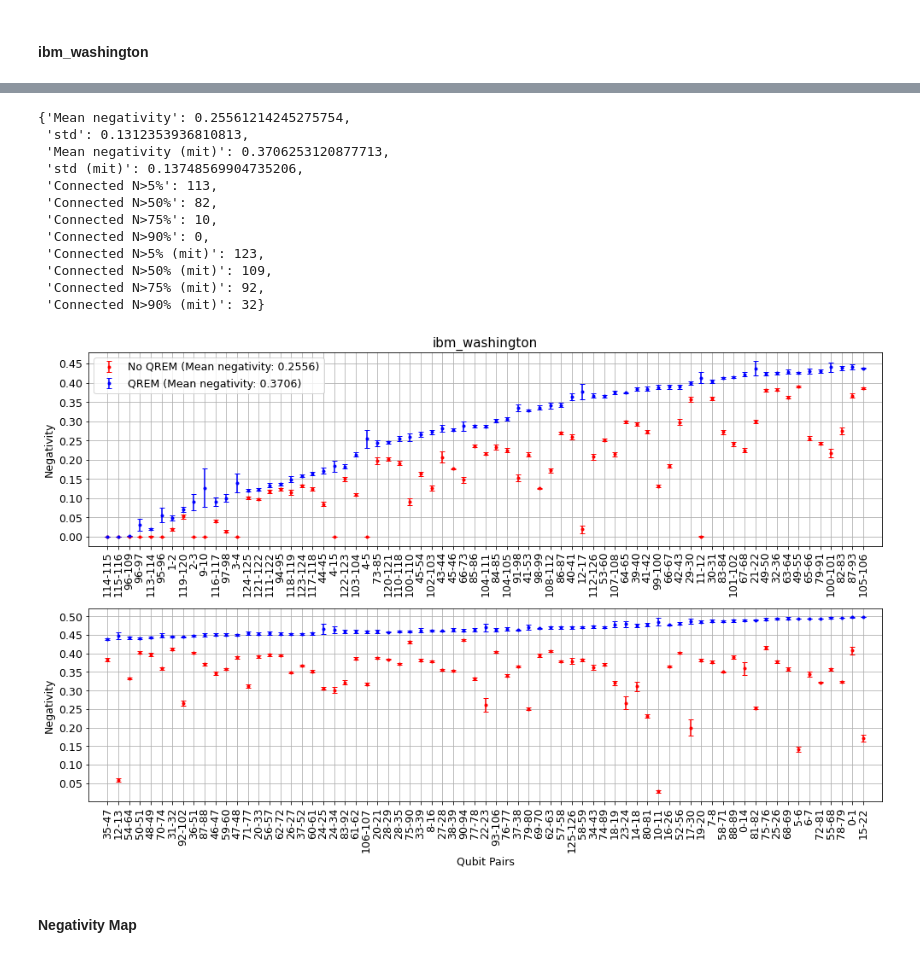
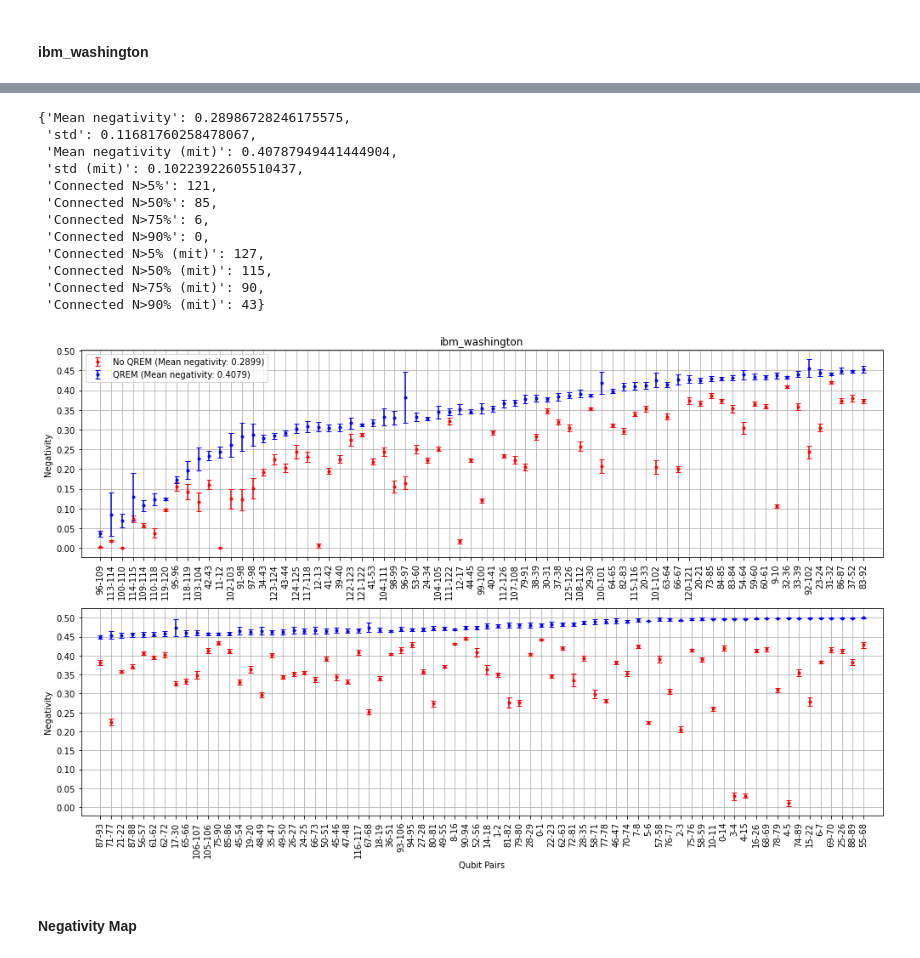
Before and after one commit to jkfids/qiskit-entangle, a Jupyter notebook: code/negativities.ipynb, the cells around one changed output, grey strips where cells are left out. Cells and saved outputs as stored; diff of their text form; code cells hidden in the pictures.

```diff
--- a/code/negativities.ipynb
+++ b/code/negativities.ipynb
@@ -71,5 +101,13 @@ def filter_edges(n_dict, threshold=0.25/2):
 # %% [markdown]
 ### Negativity Calculation and Plotting
+# %%
+n_mean_list = []
+n_std_list = []
+nmit_mean_list = []
+nmit_std_list = []
+err_mean = []
+err_std = []
+device = []
 # %%
 plt.rc('font', size=12.5)
 # %% [markdown]
@@ -699,7 +858,7 @@ job1 = backend.retrieve_job('62e1d476fb9fa11a0da32153')
 job2 = backend.retrieve_job('62e1d48bc12764f4277eb995')
 
 graphstate = GraphState(backend)
-#rho_dict_mit1, rho_dict1 = graphstate.qst_from_result(job1.result(), 'all')
-#rho_dict_mit2, rho_dict2 = graphstate.qst_from_result(job2.result(), 'all')
-#time1 = time()
-#print(f'Time elapsed: {time1 - time0:.2f} s')
+rho_dict_mit1, rho_dict1 = graphstate.qst_from_result(job1.result(), 'all')
+rho_dict_mit2, rho_dict2 = graphstate.qst_from_result(job2.result(), 'all')
+time1 = time()
+print(f'Time elapsed: {time1 - time0:.2f} s')
@@ -1080,8 +1317,9 @@ backend = provider.get_backend('ibm_washington')
 #job2 = backend.retrieve_job('630bf9d56d08101c02db5117')
 #job1 = backend.retrieve_job('62f9b8033eae6d60a8d3b1ce')
 #job2 = backend.retrieve_job('62f9b888d7bba196db87a916')
-job1 = backend.retrieve_job('62e7633bac90f75e39c85ceb')
-job2 = backend.retrieve_job('62e763a015d033aaad49968a')
+
+#job1 = backend.retrieve_job('62e7633bac90f75e39c85ceb')
+#job2 = backend.retrieve_job('62e763a015d033aaad49968a')
 
 graphstate = GraphState(backend)
 rho_dict_mit1, rho_dict1 = graphstate.qst_from_result(job1.result(), 'all')
@@ -1093,8 +1331,8 @@ Time elapsed: 585.18 s
 # %%
-n_list1 = calc_negativities(rho_dict1, mode='mean')
-nmit_list1 = calc_negativities(rho_dict_mit1, mode='mean')
-n_list2 = calc_negativities(rho_dict2, mode='mean')
-nmit_list2 = calc_negativities(rho_dict_mit2, mode='mean')
+n_list1 = calc_negativities(rho_dict1, mode='max')
+nmit_list1 = calc_negativities(rho_dict_mit1, mode='max')
+n_list2 = calc_negativities(rho_dict2, mode='max')
+nmit_list2 = calc_negativities(rho_dict_mit2, mode='max')
 n_list = n_list1 + n_list2
 nmit_list = nmit_list1 + nmit_list2
 
@@ -1130,43 +1368,54 @@ Y0err = Y0err[idx]
 hp = int(len(X)/2)
 
 ax1.errorbar(X[:hp], Y0[:hp], yerr=Y0err[:hp], capsize=3, fmt='.', c='r',
             label=f'No QREM (Mean negativity: {np.mean(Y0):.4f})')
 
 ax1.errorbar(X[:hp], Y1[:hp], yerr=Y1err[:hp], capsize=3, fmt='.', c='b',
             label=f'QREM (Mean negativity: {np.mean(Y1):.4f})')
 
 ax2.errorbar(X[hp:], Y0[hp:], yerr=Y0err[hp:], capsize=3, fmt='.', c='r',
             label=f'No QREM (Mean negativity: {np.mean(Y0):.4f})')
 
 ax2.errorbar(X[hp:], Y1[hp:], yerr=Y1err[hp:], capsize=3, fmt='.', c='b',
             label=f'QREM (Mean negativity: {np.mean(Y1):.4f})')
 
 for ax in (ax1, ax2):
     ax.set_yticks(np.arange(0, 0.55, 0.05))
     ax.tick_params(axis='x', labelrotation=90)
     ax.grid()
     ax.set_ylabel("Negativity")
     ax.margins(0.025, 0.05)
 
 ax1.legend()
 ax2.set_xlabel("Qubit Pairs")
 ax1.set_title(backend.name())
 fig.set_tight_layout(True)
 
 fig.savefig('output/negativities/ibm_washington_negativities', dpi=300)
 
-get_negativity_info(n_list, nmit_list)
+info_dict = get_negativity_info(n_list, nmit_list)
+m, s = get_mean_cnot(graphstate, job1.properties())
+
+n_mean_list.append(info_dict['Mean negativity'])
+n_std_list.append(info_dict['std'])
+nmit_mean_list.append(info_dict['Mean negativity (mit)'])
+nmit_std_list.append(info_dict['std (mit)'])
+err_mean.append(m)
+err_std.append(s)
+device.append(backend.name())
+
+info_dict
 # %% [output]
-{'Mean negativity': 0.25561214245275754,
- 'std': 0.1312353936810813,
- 'Mean negativity (mit)': 0.3706253120877713,
- 'std (mit)': 0.13748569904735206,
- 'Connected N>5%': 113,
- 'Connected N>50%': 82,
- 'Connected N>75%': 10,
+{'Mean negativity': 0.28986728246175575,
+ 'std': 0.11681760258478067,
+ 'Mean negativity (mit)': 0.40787949441444904,
+ 'std (mit)': 0.10223922605510437,
+ 'Connected N>5%': 121,
+ 'Connected N>50%': 85,
+ 'Connected N>75%': 6,
  'Connected N>90%': 0,
- 'Connected N>5% (mit)': 123,
- 'Connected N>50% (mit)': 109,
- 'Connected N>75% (mit)': 92,
- 'Connected N>90% (mit)': 32}
+ 'Connected N>5% (mit)': 127,
+ 'Connected N>50% (mit)': 115,
+ 'Connected N>75% (mit)': 90,
+ 'Connected N>90% (mit)': 43}
-[figure, old version]
+[figure, new version]
```
Also changed, not shown: parts of 51 cells of this notebook, 49 other files.
